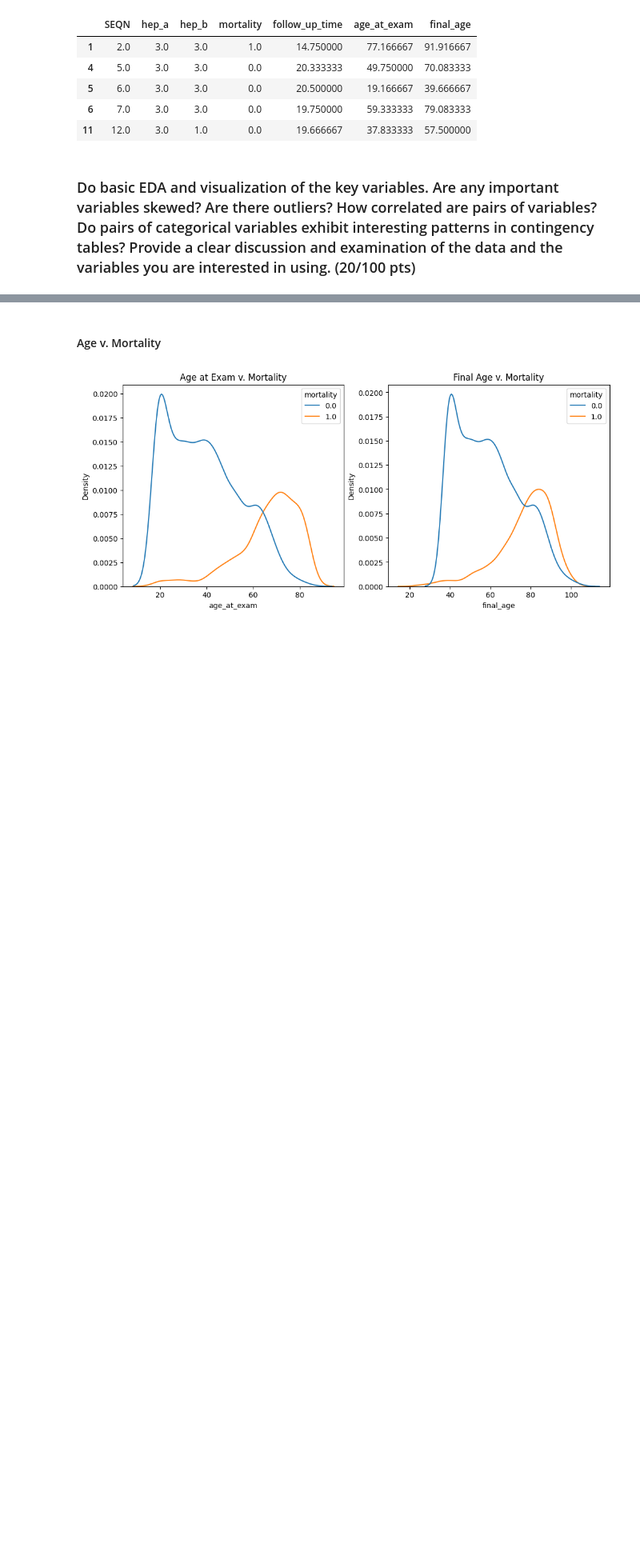
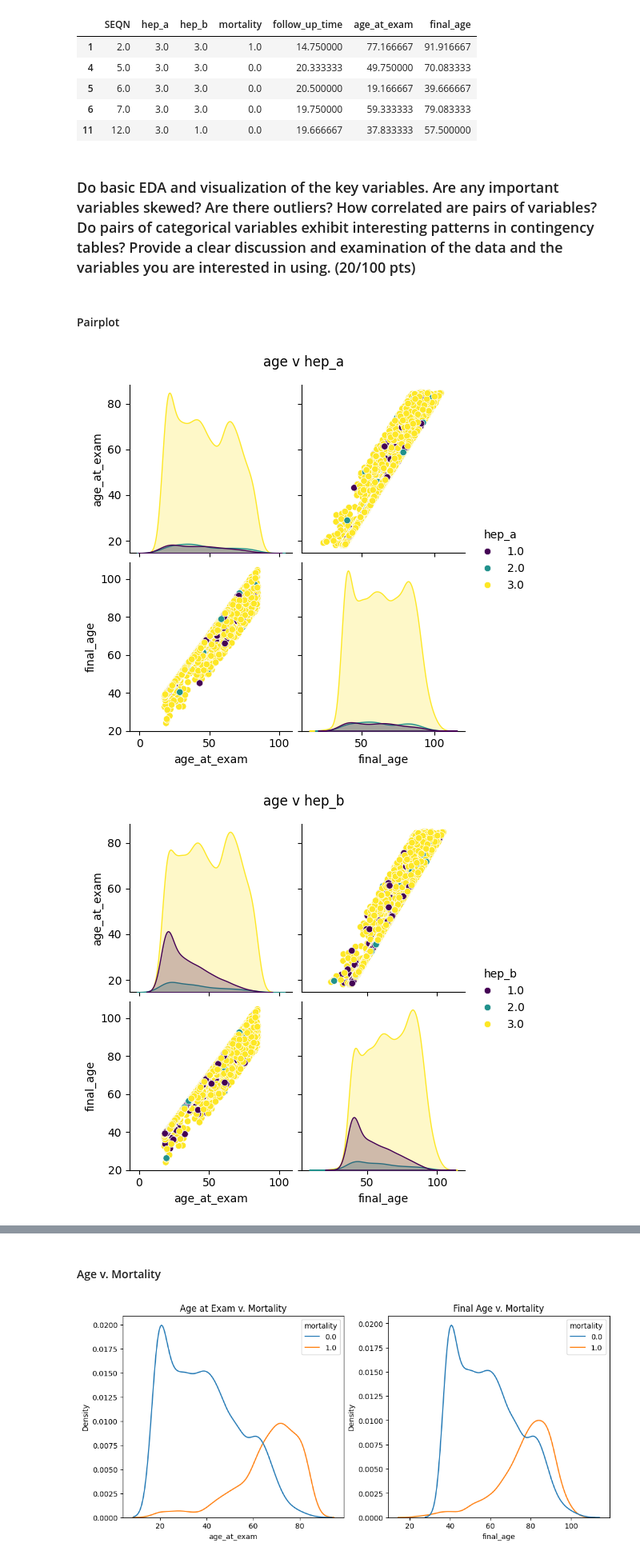
Before and after one commit to swt2vv/ds3021-project1, a Jupyter notebook: project_1_bsds.ipynb, the cells around one changed output, grey strips where cells are left out. Shown at 80% size. Drawn from its saved outputs; the diff is of its cells as text; code cells hidden in the pictures; blank space fills up the shorter version.

```diff
--- a/project_1_bsds.ipynb
+++ b/project_1_bsds.ipynb
@@ -144,3 +144,15 @@ imq_mort_np.head()
 | 11 | 12.0 | 3.0 | 1.0 | 0.0 | 19.666667 | 37.833333 | 57.500000 |
 # %% [markdown]
 ### Do basic EDA and visualization of the key variables. Are any important variables skewed? Are there outliers? How correlated are pairs of variables? Do pairs of categorical variables exhibit interesting patterns in contingency tables? Provide a clear discussion and examination of the data and the variables you are interested in using. (20/100 pts)
+# %% [markdown]
+#### Pairplot
+# %%
+cat_columns = ['hep_a','hep_b','mortality']
+
+for col in cat_columns:
+    sns.pairplot(imq_mort_np, vars=['age_at_exam', 'final_age'], hue=col, palette='viridis')
+    plt.suptitle(f'age v {col}', y=1.05)
+    plt.show()
+# %% [output]
+[figure, added]
+[figure, added]
```
Also changed, not shown: parts of 4 cells of this notebook.
